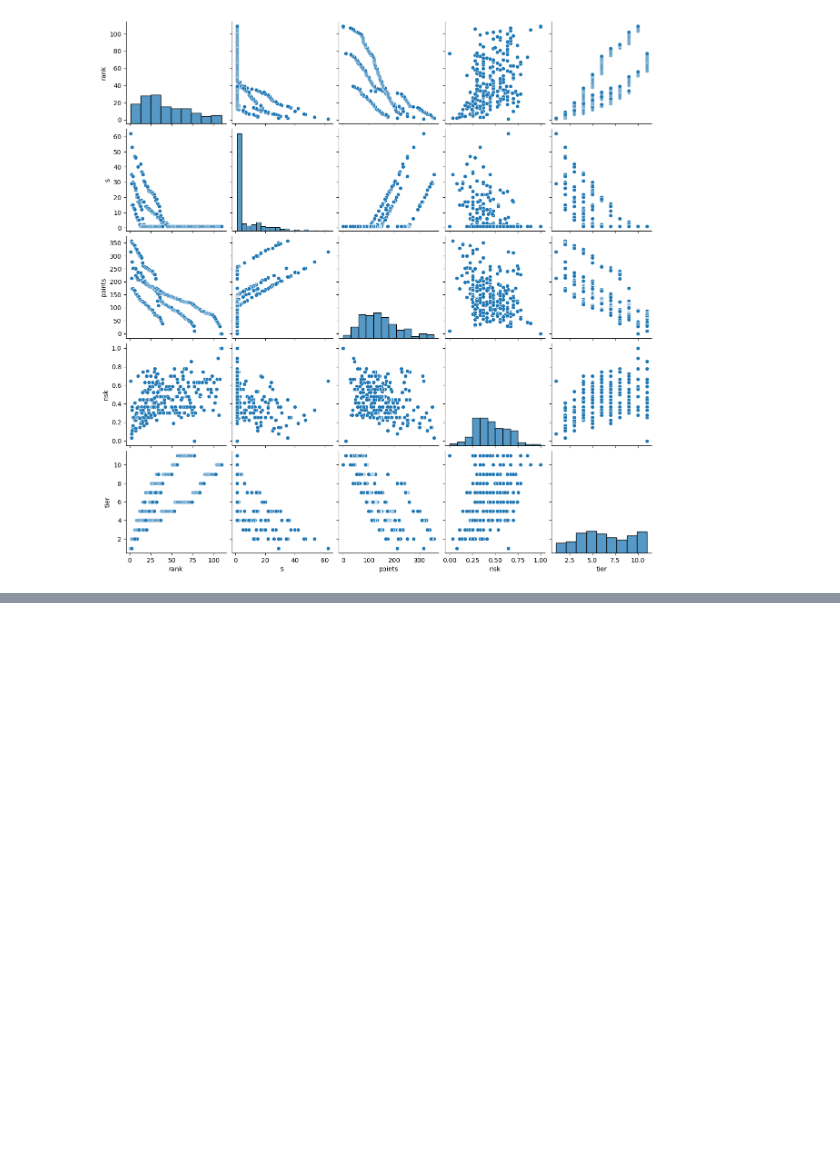
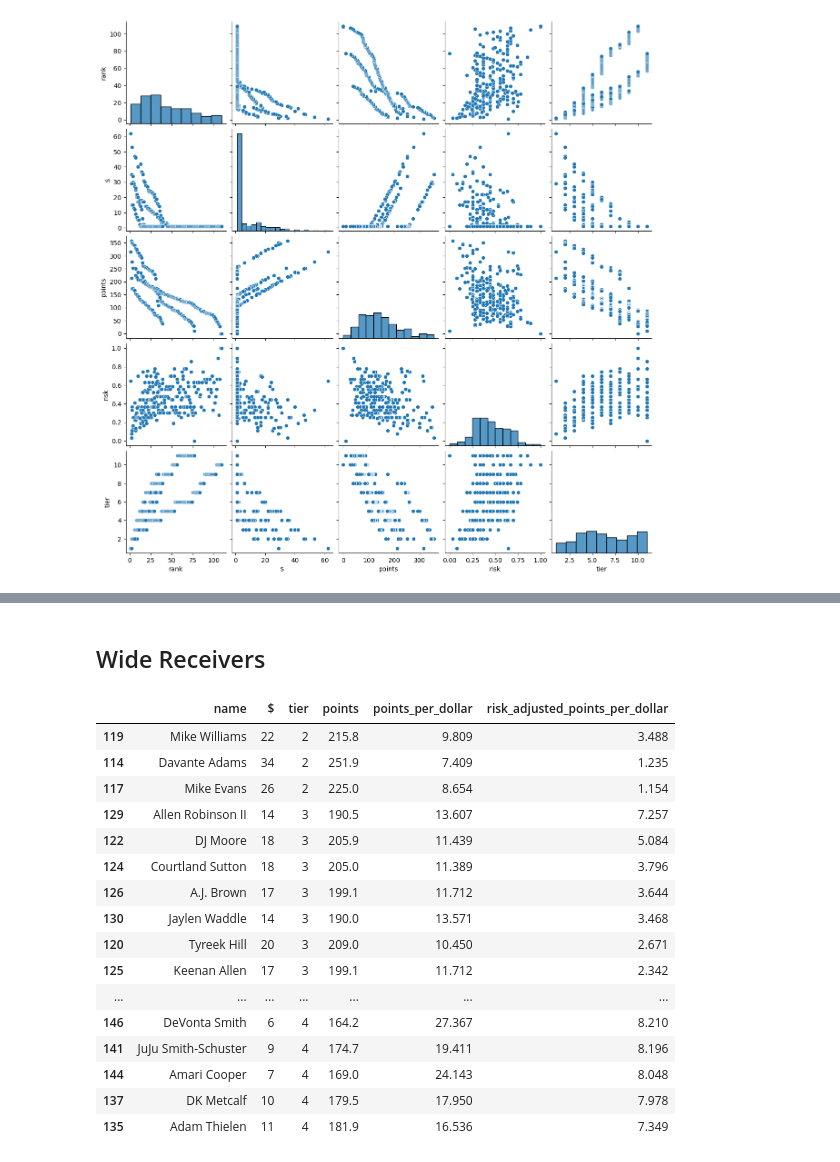
Before and after one commit to zbloss/salary-cap-analysis, a Jupyter notebook: notebooks/eda.ipynb, the cells around one changed output, grey strips where cells are left out. Saved outputs shown, nothing was run; the diff lists cells and outputs as text; code cells hidden in the pictures; blank space fills up the shorter version.

```diff
--- a/notebooks/eda.ipynb
+++ b/notebooks/eda.ipynb
@@ -585,0 +605,26 @@ data[
+# %% [markdown]
+## Wide Receivers
+# %%
+wr_data = data[
+    data['position'] == 'WR'
+][['name', '$', 'tier', 'points', 'points_per_dollar', 'risk_adjusted_points_per_dollar']].sort_values(by=['tier', 'risk_adjusted_points_per_dollar'], ascending=[True, False])
+
+wr_data.head(20)
+# %% [output]
+|  | name | $ | tier | points | points_per_dollar | risk_adjusted_points_per_dollar |
+| 119 | Mike Williams | 22 | 2 | 215.8 | 9.809 | 3.488 |
+| 114 | Davante Adams | 34 | 2 | 251.9 | 7.409 | 1.235 |
+| 117 | Mike Evans | 26 | 2 | 225.0 | 8.654 | 1.154 |
+| 129 | Allen Robinson II | 14 | 3 | 190.5 | 13.607 | 7.257 |
+| 122 | DJ Moore | 18 | 3 | 205.9 | 11.439 | 5.084 |
+| 124 | Courtland Sutton | 18 | 3 | 205.0 | 11.389 | 3.796 |
+| 126 | A.J. Brown | 17 | 3 | 199.1 | 11.712 | 3.644 |
+| 130 | Jaylen Waddle | 14 | 3 | 190.0 | 13.571 | 3.468 |
+| 120 | Tyreek Hill | 20 | 3 | 209.0 | 10.450 | 2.671 |
+| 125 | Keenan Allen | 17 | 3 | 199.1 | 11.712 | 2.342 |
+| ... | ... | ... | ... | ... | ... | ... |
+| 146 | DeVonta Smith | 6 | 4 | 164.2 | 27.367 | 8.210 |
+| 141 | JuJu Smith-Schuster | 9 | 4 | 174.7 | 19.411 | 8.196 |
+| 144 | Amari Cooper | 7 | 4 | 169.0 | 24.143 | 8.048 |
+| 137 | DK Metcalf | 10 | 4 | 179.5 | 17.950 | 7.978 |
+| 135 | Adam Thielen | 11 | 4 | 181.9 | 16.536 | 7.349 |
```
Also changed, not shown: parts of 28 cells of this notebook, 10 other files.
